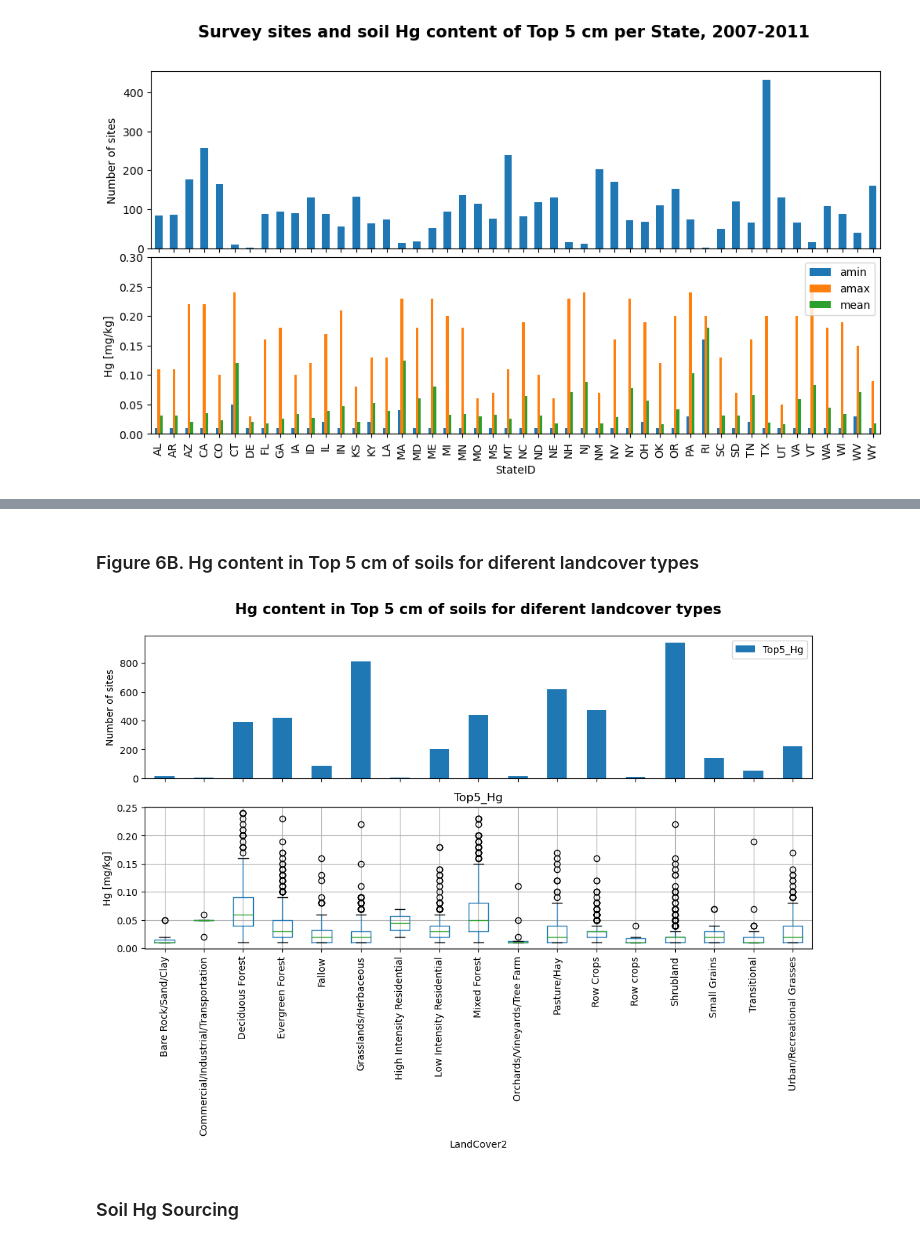
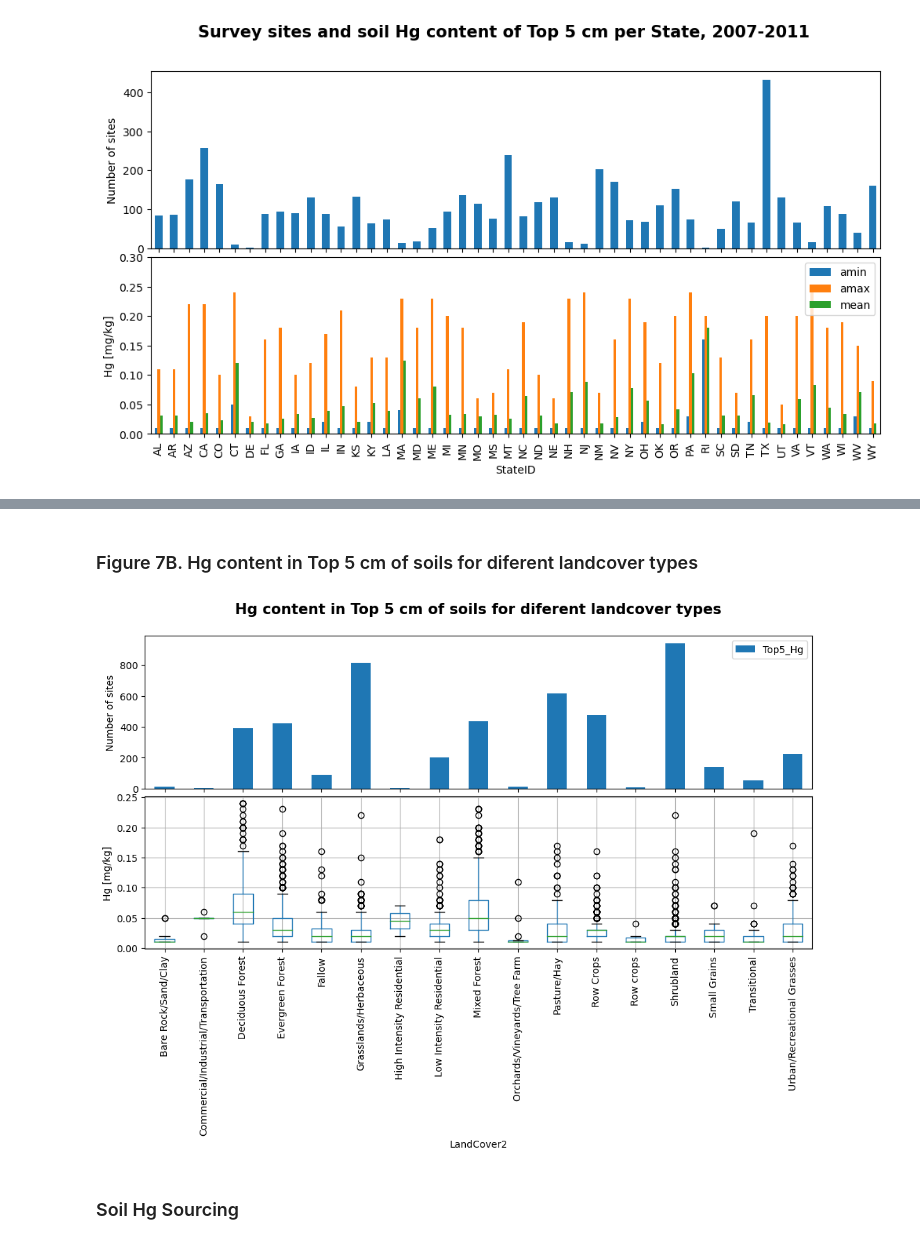
Before and after one commit to jangelamaya/rces-final-project, a Jupyter notebook: final_project.ipynb, the cells around one changed output, grey strips where cells are left out. Cells and saved outputs as stored; diff of their text form; code cells hidden in the pictures.

```diff
--- a/final_project.ipynb
+++ b/final_project.ipynb
@@ -299,29 +300,29 @@ types were excluded from landcover analysis, as they are poorly represented in t
 ![Hg sourcing](LandCover2.jpg)
 # %% [markdown]
-### Figure 6B. Hg content in Top 5 cm of soils for diferent landcover types
+### Figure 7B. Hg content in Top 5 cm of soils for diferent landcover types
 # %%
 #setup
 fig, ax = plt.subplots(ncols=1, nrows=2,figsize=(12,6))
 
 #plot data
 Top5_i_gdf.groupby('LandCover2').Top5_Hg.count().plot(kind='bar', rot=90, legend='s', ax=ax[0])
 ax[0].set_xticklabels([]);
 ax[0].set_xlabel('');
 #ax[0].set_title('Number of sites per Land Cover type',fontsize=12)
 ax[0].set_ylabel('Number of sites')
 
 #plot data
 Top5_Hg_s.boxplot(column=['Top5_Hg'],by='LandCover2',rot=90, figsize=(8,4),ax=ax[1])
-ax[1].get_figure().suptitle("")
-#ax[1].set_title('Hg content [mg/kg]',fontsize=12)
+
+ax[1].set_title(' ')
 ax[1].set_ylabel('Hg [mg/kg]')
 
 #adjust plot
 plt.suptitle('Hg content in Top 5 cm of soils for diferent landcover types' ,fontsize=15,fontweight='bold')
-plt.subplots_adjust(hspace = 0.2)
+plt.subplots_adjust(hspace = 0.05)
 plt.subplots_adjust(wspace = 0.2)
 # %% [output]
-[figure, old version]
+[figure, new version]
 # %% [markdown]
 ### Soil Hg Sourcing
 # %% [markdown]
```
Also changed, not shown: parts of 21 cells of this notebook.
